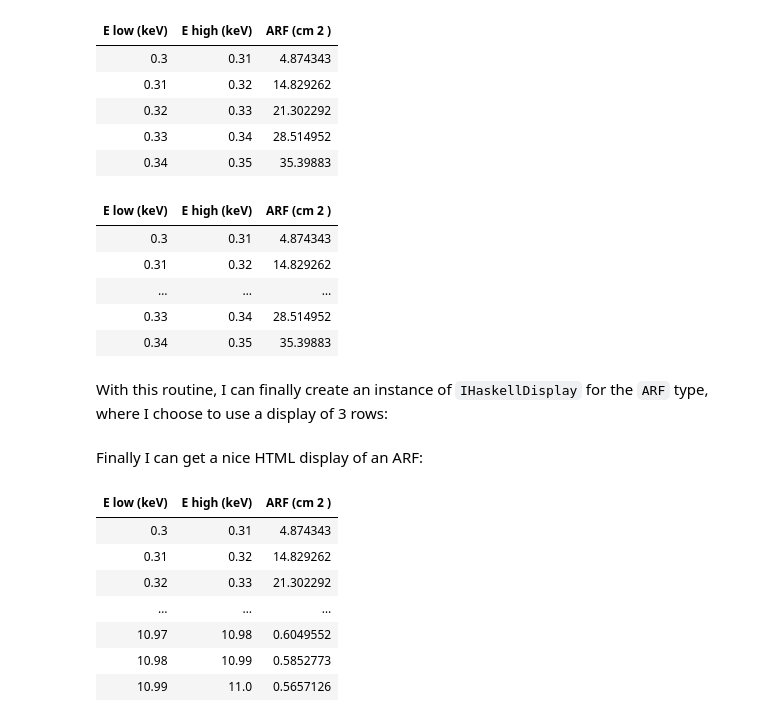
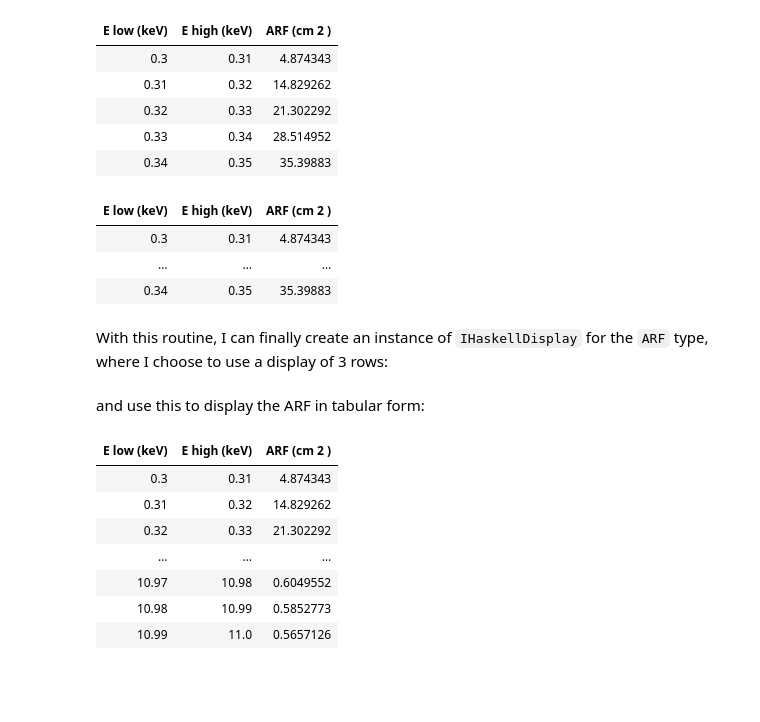
Before and after one commit to DougBurke/astro-haskell, a Jupyter notebook: draft/fits.ipynb, the cells around one changed output. Saved outputs shown, nothing was run; the diff lists cells and outputs as text; code cells hidden in the pictures; blank space fills up the shorter version.

```diff
--- a/draft/fits.ipynb
+++ b/draft/fits.ipynb
@@ -1841,13 +1870,11 @@ arfToHtml Nothing (ARF (take 5 rows))
 | 0.33 | 0.34 | 28.514952 |
 | 0.34 | 0.35 | 35.39883 |
 # %%
-arfToHtml (Just 2) (ARF (take 5 rows))
+arfToHtml (Just 1) (ARF (take 5 rows))
 # %% [output]
 | E low (keV) | E high (keV) | ARF (cm 2 ) |
 | 0.3 | 0.31 | 4.874343 |
-| 0.31 | 0.32 | 14.829262 |
 | … | … | … |
-| 0.33 | 0.34 | 28.514952 |
 | 0.34 | 0.35 | 35.39883 |
 # %% [markdown]
 With this routine, I can finally create an instance of `IHaskellDisplay` for
@@ -1855,8 +1882,8 @@ the `ARF` type, where I choose to use a display of 3 rows:
 # %%
 instance IHaskellDisplay ARF where
   display = display . arfToHtml (Just 3)
-# %% [markdown]
-Finally I can get a nice HTML display of an ARF:
+# %% [markdown]
+and use this to display the ARF in tabular form:
 # %%
 ARF rows
 # %% [output]
```
Also changed, not shown: parts of 25 cells of this notebook.
